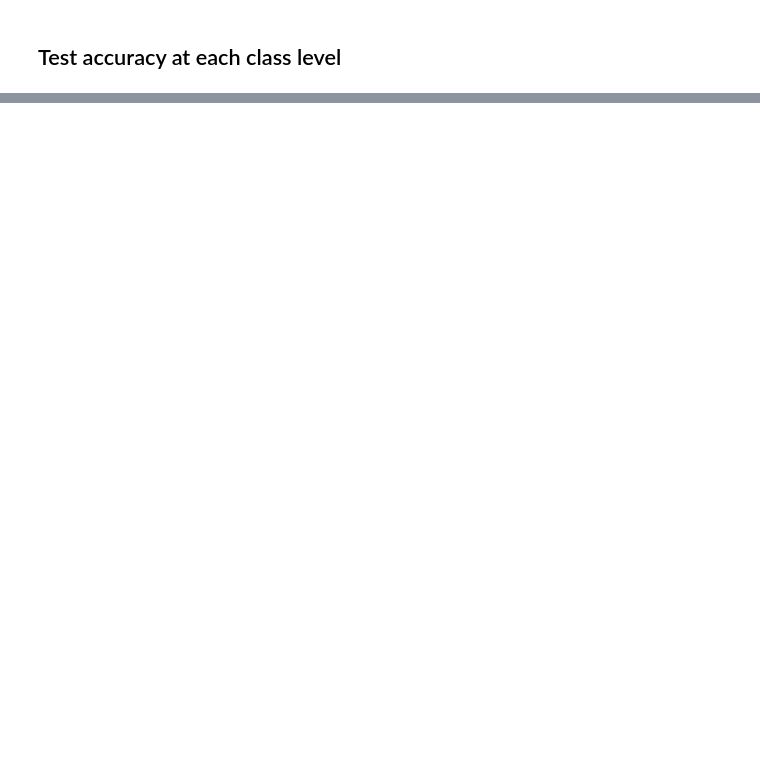
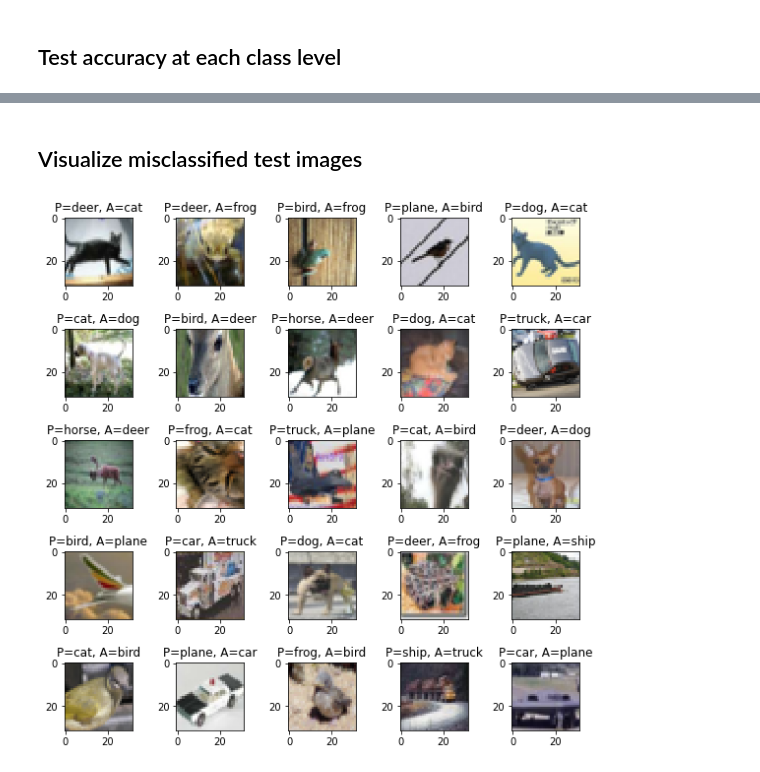
Before and after one commit to deepchin/VisionLab, a Jupyter notebook: S9/S9_Assignment_Solution.ipynb, the cells around one changed output, grey strips where cells are left out. Drawn from its saved outputs; the diff is of its cells as text; code cells hidden in the pictures; blank space fills up the shorter version.

```diff
--- a/S9/S9_Assignment_Solution.ipynb
+++ b/S9/S9_Assignment_Solution.ipynb
@@ -322,0 +261,3 @@ utl.show_cam_on_image(img, mask)
+# %%
+
+misclassifiedimages = utl.get_validation_result_and_misclassifiedimages(net , device , classes , testloader )
@@ -322,0 +282,6 @@ utl.show_cam_on_image(img, mask)
+# %% [markdown]
+## Visualize misclassified test images
+# %%
+utl.view_misclassified_images(misclassifiedimages , classes)
+# %% [output]
+[figure, added]
```
Also changed, not shown: parts of 27 cells of this notebook.
